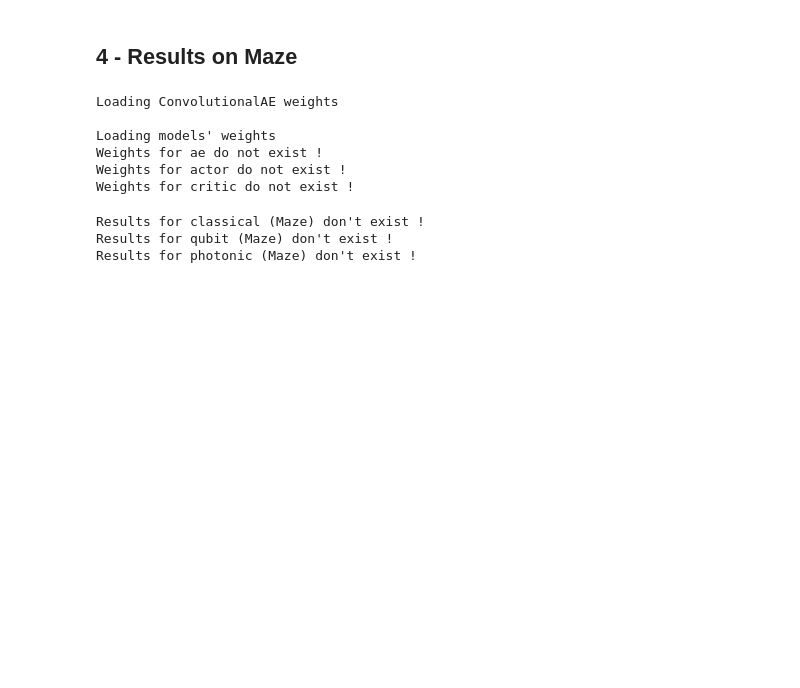
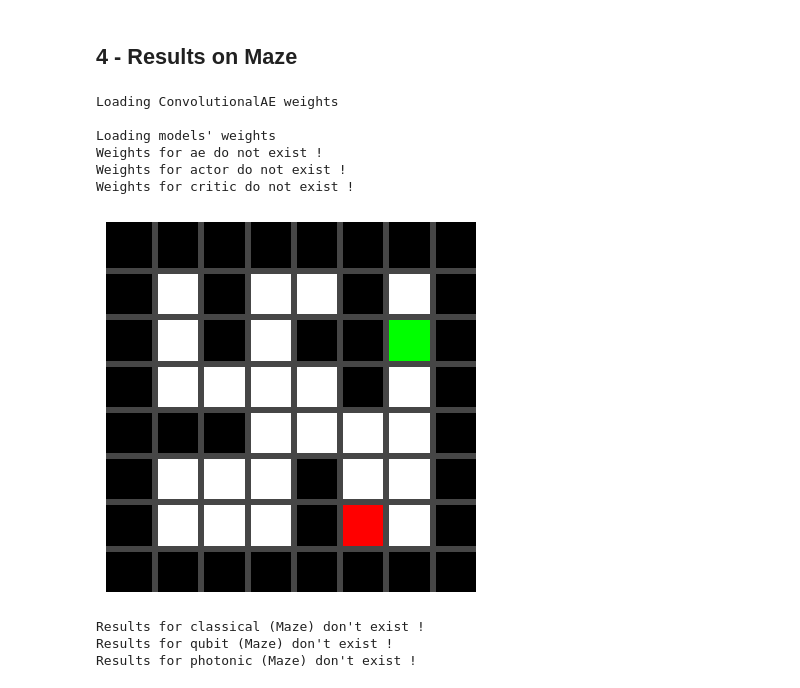
Before and after one commit to sarah-ceo/QuantumComputingJourney, a Jupyter notebook: QRL_experiment_3.ipynb, the cells around one changed output. Drawn from its saved outputs; the diff is of its cells as text; code cells hidden in the pictures; blank space fills up the shorter version.

```diff
--- a/QRL_experiment_3.ipynb
+++ b/QRL_experiment_3.ipynb
@@ -296,6 +304,10 @@ Loading models' weights
 Weights for ae do not exist !
 Weights for actor do not exist !
 Weights for critic do not exist !
+# %%
+m_photonic_ppo.evaluate()
+# %% [output]
+[figure, added]
 # %%
 plot_results(env_name, qrl_results.get(env_name, {}), m_config["mean_reward_stop"], methods=["classical", "qubit", "photonic"])
 # %% [output]
```
Also changed, not shown: parts of 3 cells of this notebook.
